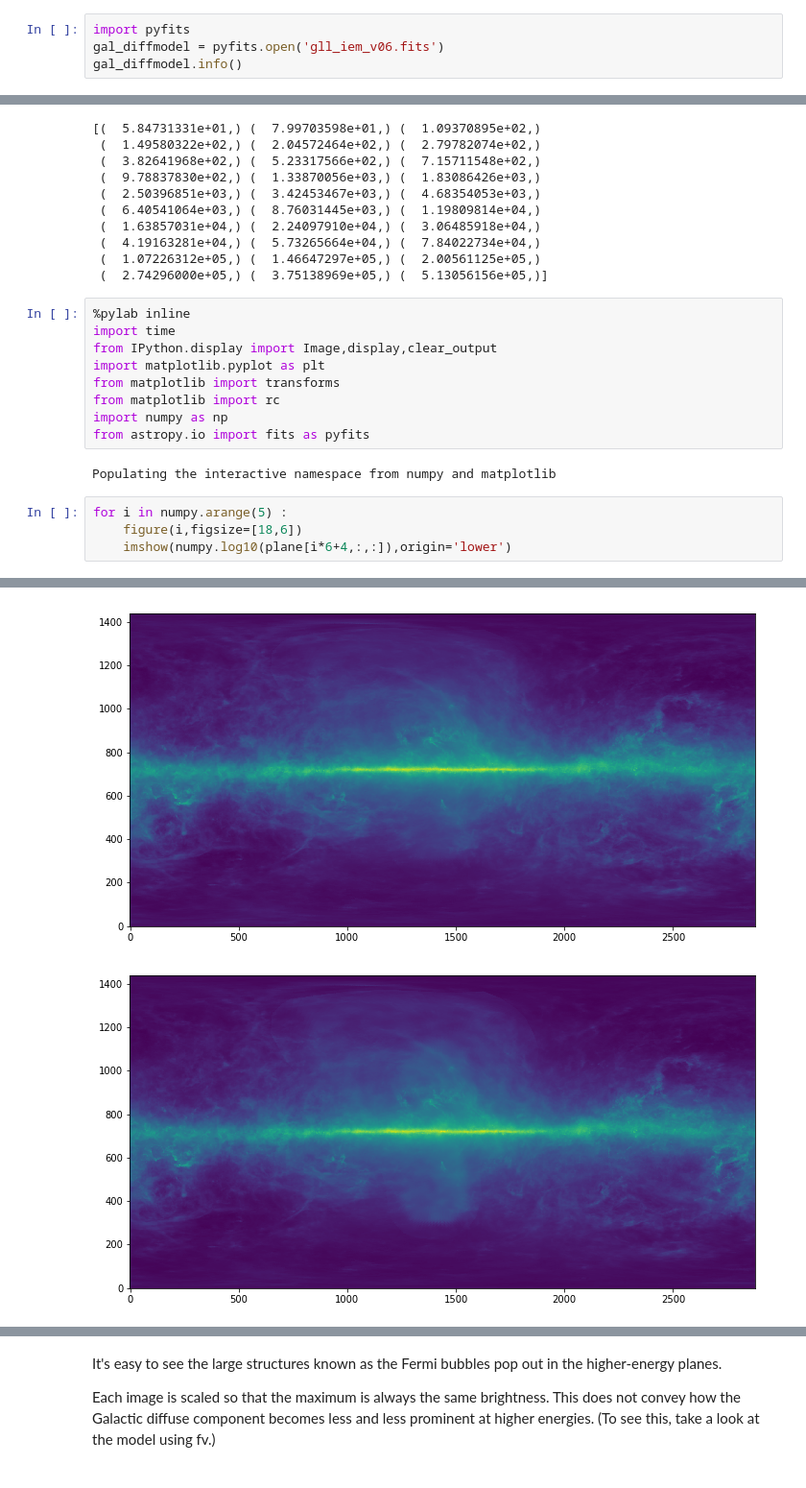
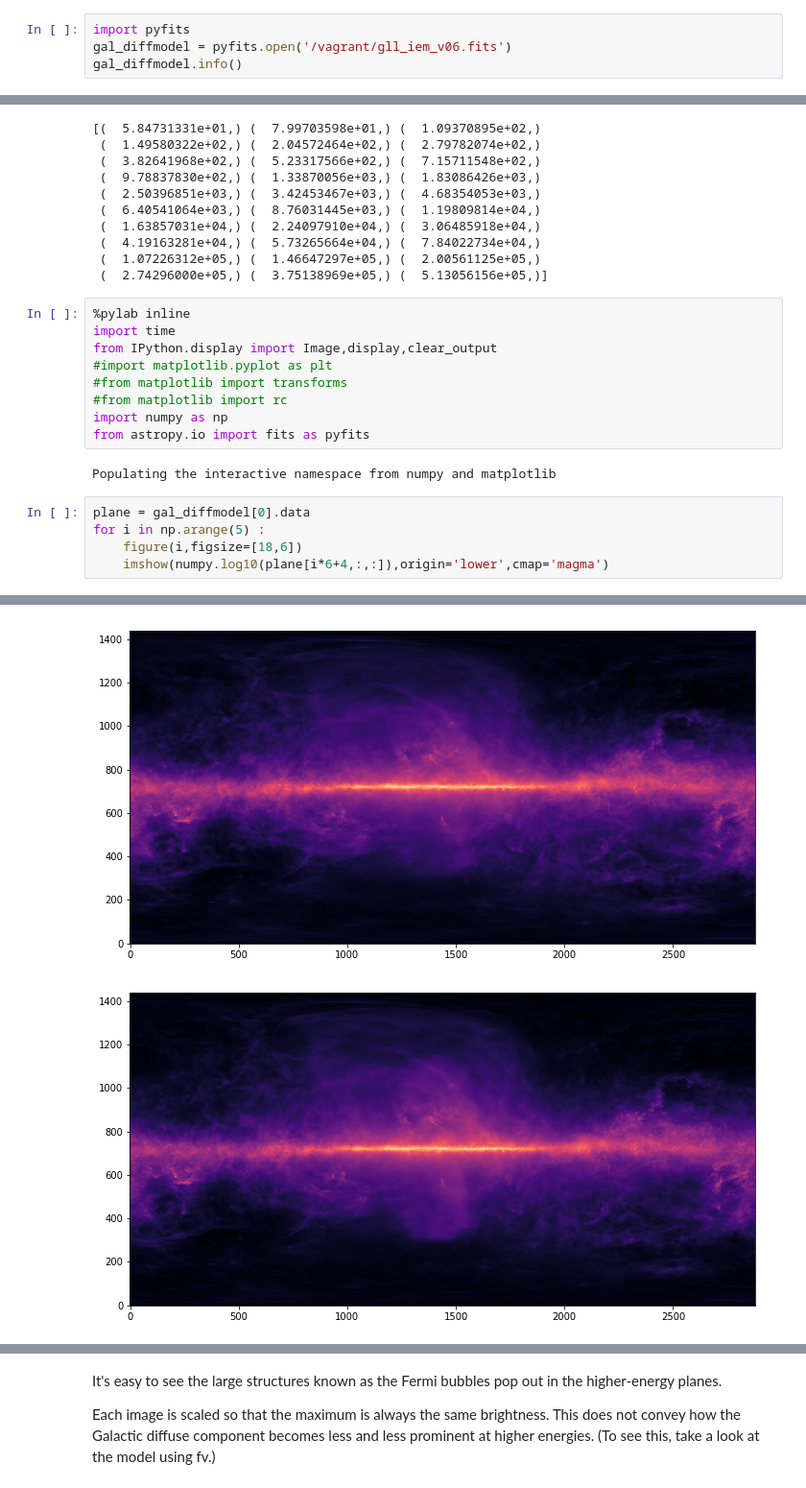
Before and after one commit to FermiSummerSchool/fermi-summer-school, a Jupyter notebook: Generating_XML_Models.ipynb, the cells around one changed output, grey strips where cells are left out. Shown at 96% size. Saved outputs shown, nothing was run; the diff lists cells and outputs as text.

Commit message:
Corrected plot issue

```diff
--- a/Generating_XML_Models.ipynb
+++ b/Generating_XML_Models.ipynb
@@ -104,6 +104,6 @@ Galactic Diffuse Model
 ---------
 # %%
 import pyfits
-gal_diffmodel = pyfits.open('gll_iem_v06.fits')
+gal_diffmodel = pyfits.open('/vagrant/gll_iem_v06.fits')
 gal_diffmodel.info()
 # %% [output]
@@ -129,15 +129,16 @@ print energies
 %pylab inline
 import time
 from IPython.display import Image,display,clear_output
-import matplotlib.pyplot as plt
-from matplotlib import transforms
-from matplotlib import rc
+#import matplotlib.pyplot as plt
+#from matplotlib import transforms
+#from matplotlib import rc
 import numpy as np
 from astropy.io import fits as pyfits
 # %% [output]
 Populating the interactive namespace from numpy and matplotlib
 # %%
-for i in numpy.arange(5) :
+plane = gal_diffmodel[0].data
+for i in np.arange(5) :
     figure(i,figsize=[18,6])
-    imshow(numpy.log10(plane[i*6+4,:,:]),origin='lower')
+    imshow(numpy.log10(plane[i*6+4,:,:]),origin='lower',cmap='magma')
 # %% [output]
@@ -145,2 +146,2 @@ for i in numpy.arange(5) :
-[figure, old version]
+[figure, new version]
-[figure, old version]
+[figure, new version]
```
Also changed, not shown: parts of 9 cells of this notebook.
